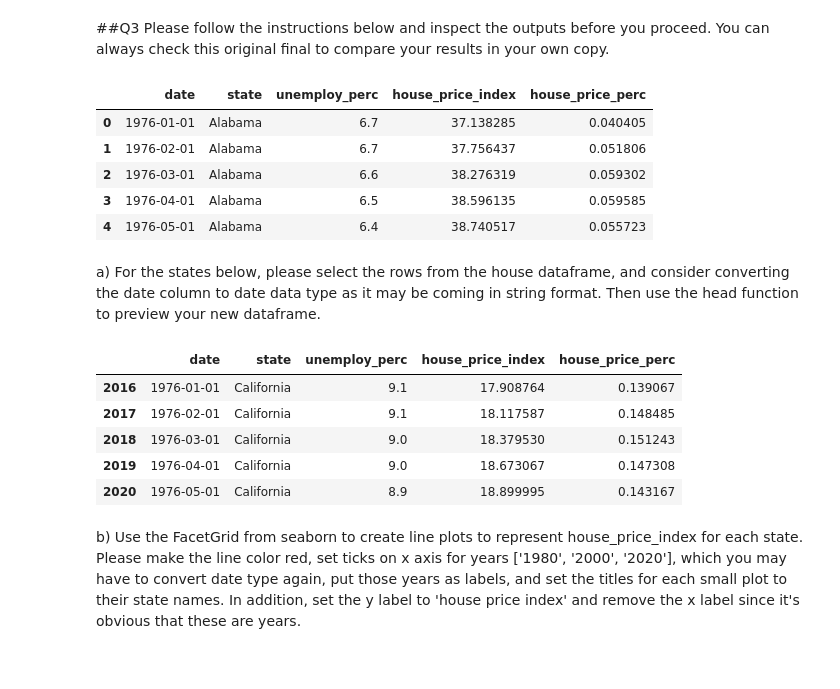
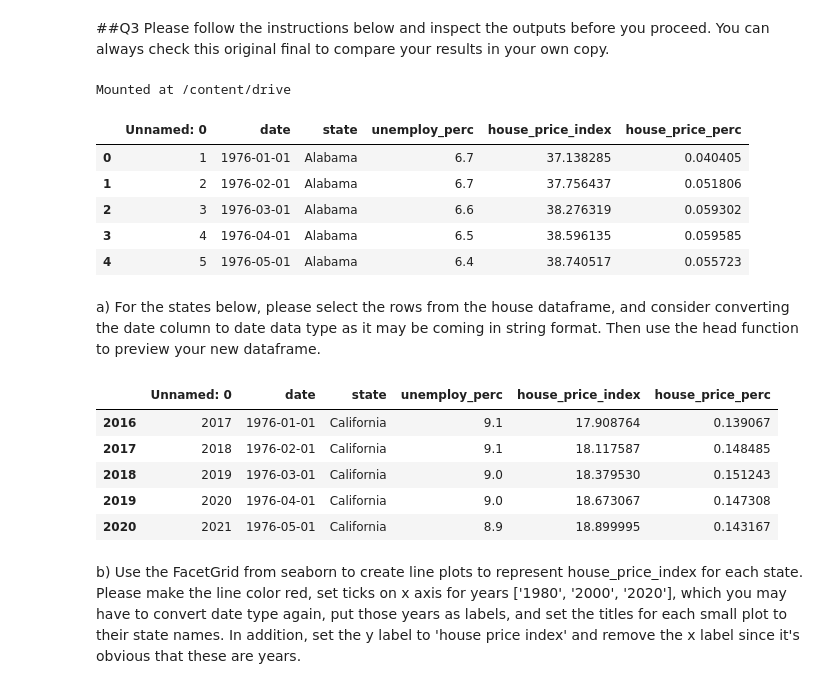
Before and after one commit to zrsteff/DSC502-HW6, a Jupyter notebook: HW6.ipynb, the cells around one changed output. Cells and saved outputs as stored; diff of their text form; code cells hidden in the pictures.

```diff
--- a/HW6.ipynb
+++ b/HW6.ipynb
@@ -8,26 +8,31 @@ import seaborn as sns
 Please follow the instructions below and inspect the outputs before you proceed. You can always check this original final to compare your results in your own copy.
 # %%
 #You have to make sure that you were able to write the file to a csv while your were working in R
+from google.colab import drive
+drive.mount('/content/drive')
 house=pd.read_csv('/content/drive/MyDrive/DATA/house_prices.csv')
 house.head()
 # %% [output]
+Mounted at /content/drive
-|  | date | state | unemploy_perc | house_price_index | house_price_perc |
-| 0 | 1976-01-01 | Alabama | 6.7 | 37.138285 | 0.040405 |
-| 1 | 1976-02-01 | Alabama | 6.7 | 37.756437 | 0.051806 |
-| 2 | 1976-03-01 | Alabama | 6.6 | 38.276319 | 0.059302 |
-| 3 | 1976-04-01 | Alabama | 6.5 | 38.596135 | 0.059585 |
-| 4 | 1976-05-01 | Alabama | 6.4 | 38.740517 | 0.055723 |
+|  | Unnamed: 0 | date | state | unemploy_perc | house_price_index | house_price_perc |
+| 0 | 1 | 1976-01-01 | Alabama | 6.7 | 37.138285 | 0.040405 |
+| 1 | 2 | 1976-02-01 | Alabama | 6.7 | 37.756437 | 0.051806 |
+| 2 | 3 | 1976-03-01 | Alabama | 6.6 | 38.276319 | 0.059302 |
+| 3 | 4 | 1976-04-01 | Alabama | 6.5 | 38.596135 | 0.059585 |
+| 4 | 5 | 1976-05-01 | Alabama | 6.4 | 38.740517 | 0.055723 |
 # %% [markdown]
 a) For the states below, please select the rows from the house dataframe, and consider converting the date column to date data type as it may be coming in string format. Then use the head function to preview your new dataframe.
-# %%
-states = ['Michigan', 'California', 'Texas', 'Indiana']
-#your code goes here
-# %% [output]
-|  | date | state | unemploy_perc | house_price_index | house_price_perc |
-| 2016 | 1976-01-01 | California | 9.1 | 17.908764 | 0.139067 |
-| 2017 | 1976-02-01 | California | 9.1 | 18.117587 | 0.148485 |
-| 2018 | 1976-03-01 | California | 9.0 | 18.379530 | 0.151243 |
-| 2019 | 1976-04-01 | California | 9.0 | 18.673067 | 0.147308 |
-| 2020 | 1976-05-01 | California | 8.9 | 18.899995 | 0.143167 |
+# %%
+states = ['Michigan', 'California', 'Texas', 'Indiana']
+house_filtered = house[house['state'].isin(states)].copy()
+house_filtered['date'] = pd.to_datetime(house_filtered['date'])
+house_filtered.head()
+# %% [output]
+|  | Unnamed: 0 | date | state | unemploy_perc | house_price_index | house_price_perc |
+| 2016 | 2017 | 1976-01-01 | California | 9.1 | 17.908764 | 0.139067 |
+| 2017 | 2018 | 1976-02-01 | California | 9.1 | 18.117587 | 0.148485 |
+| 2018 | 2019 | 1976-03-01 | California | 9.0 | 18.379530 | 0.151243 |
+| 2019 | 2020 | 1976-04-01 | California | 9.0 | 18.673067 | 0.147308 |
+| 2020 | 2021 | 1976-05-01 | California | 8.9 | 18.899995 | 0.143167 |
 # %% [markdown]
 b) Use the FacetGrid from seaborn to create line plots to represent house_price_index for each state. Please make the line color red, set ticks on x axis for years ['1980', '2000', '2020'], which you may have to convert date type again, put those years as labels, and set the titles for each small plot to their state names. In addition, set the y label to 'house price index' and remove the x label since it's obvious that these are years.
```
Also changed, not shown: parts of 4 cells of this notebook.
